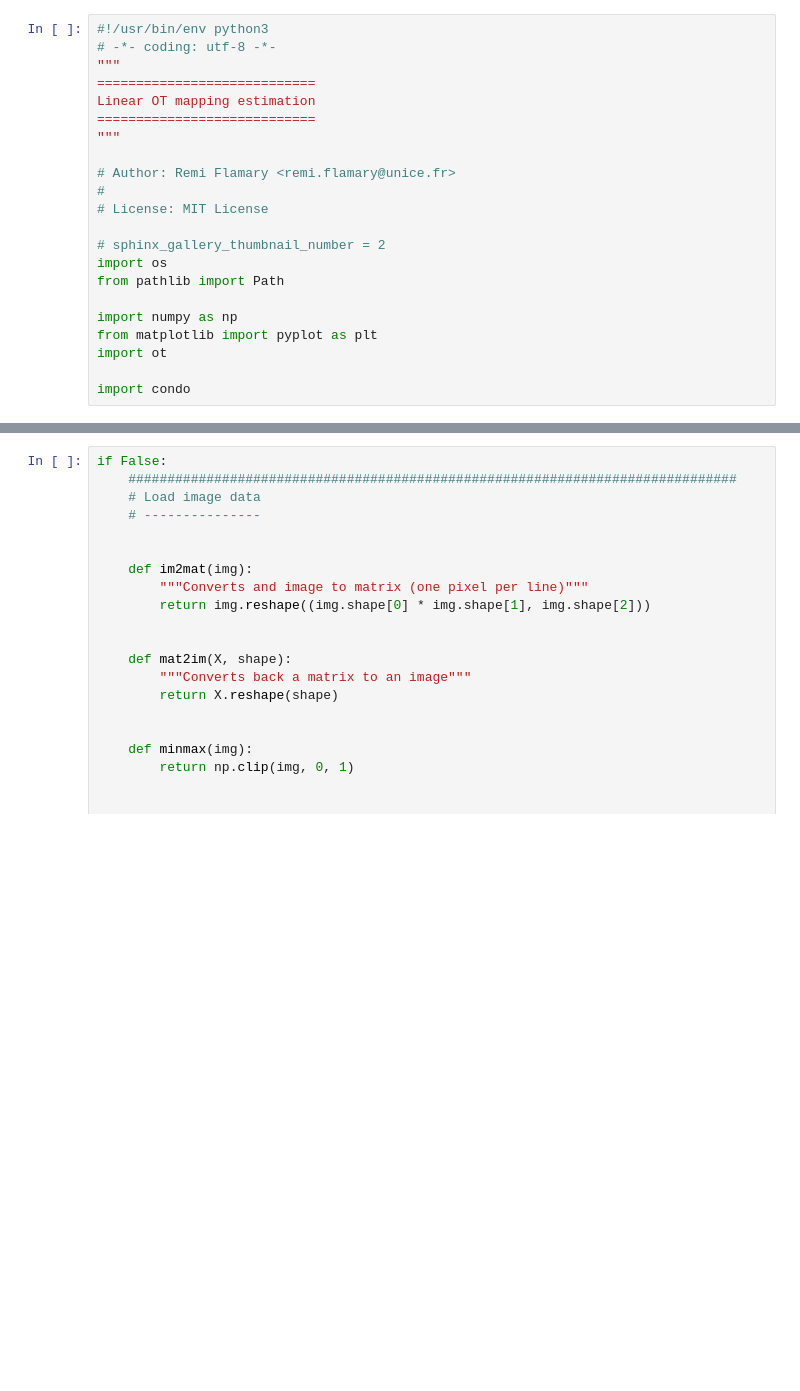
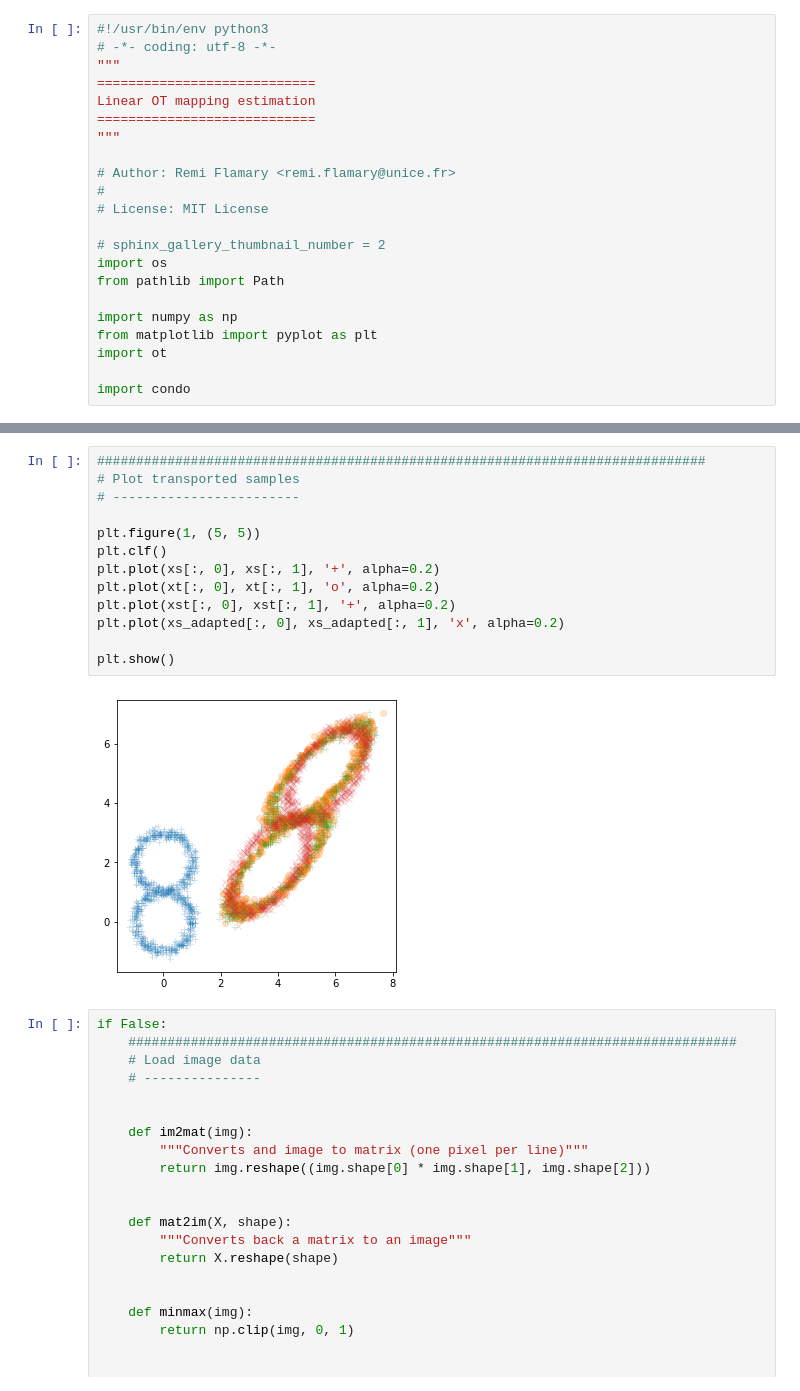
Before and after one commit to calvinmccarter/condo-adapter, a Jupyter notebook: examples/plot_otda_linear_mapping.ipynb, the cells around one changed output, grey strips where cells are left out. Saved outputs shown, nothing was run; the diff lists cells and outputs as text; blank space fills up the shorter version.

```diff
--- a/examples/plot_otda_linear_mapping.ipynb
+++ b/examples/plot_otda_linear_mapping.ipynb
@@ -97,3 +80,18 @@ plt.show()
+# %%
+##############################################################################
+# Plot transported samples
+# ------------------------
+
+plt.figure(1, (5, 5))
+plt.clf()
+plt.plot(xs[:, 0], xs[:, 1], '+', alpha=0.2)
+plt.plot(xt[:, 0], xt[:, 1], 'o', alpha=0.2)
+plt.plot(xst[:, 0], xst[:, 1], '+', alpha=0.2)
+plt.plot(xs_adapted[:, 0], xs_adapted[:, 1], 'x', alpha=0.2)
+
+plt.show()
+# %% [output]
+[figure, added]
 # %%
 if False:
     ##############################################################################
```
Also changed, not shown: parts of 2 cells of this notebook, 5 other files.
